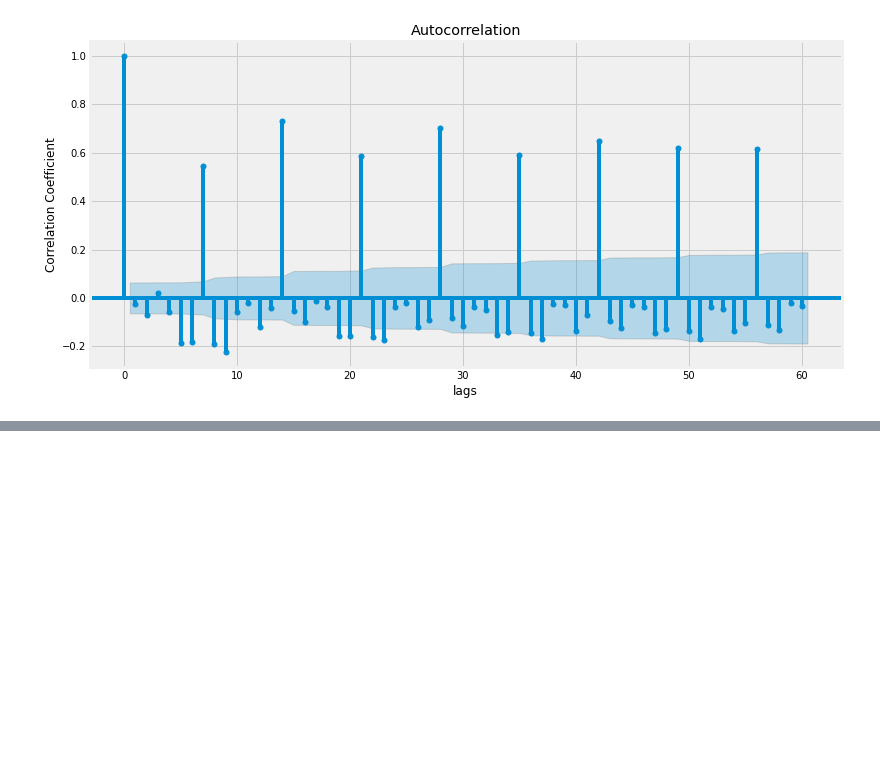
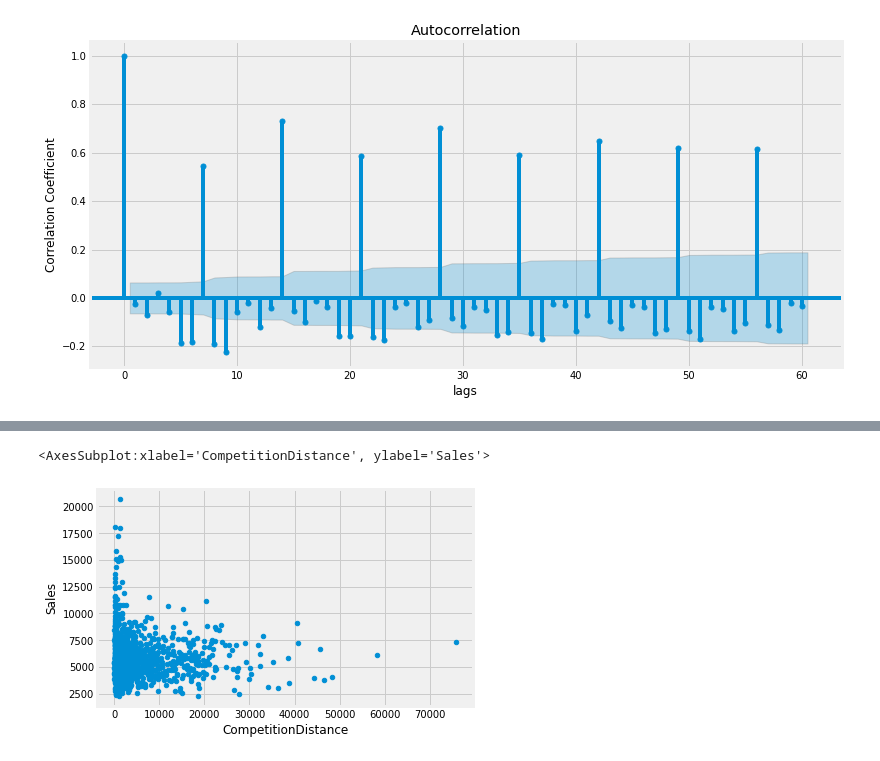
Before and after one commit to fbagire/pharmaceutical_sales_forecast, a Jupyter notebook: notebook/EDA.ipynb, the cells around one changed output, grey strips where cells are left out. Cells and saved outputs as stored; diff of their text form; code cells hidden in the pictures; blank space fills up the shorter version.

```diff
--- a/notebook/EDA.ipynb
+++ b/notebook/EDA.ipynb
@@ -285,0 +298,5 @@ train_grouped
+# %%
+train_df.groupby(by='Store').mean().plot(kind='scatter',x='CompetitionDistance',y='Sales')
+# %% [output]
+<AxesSubplot:xlabel='CompetitionDistance', ylabel='Sales'>
+[figure, added]
```
Also changed, not shown: parts of 20 cells of this notebook.
